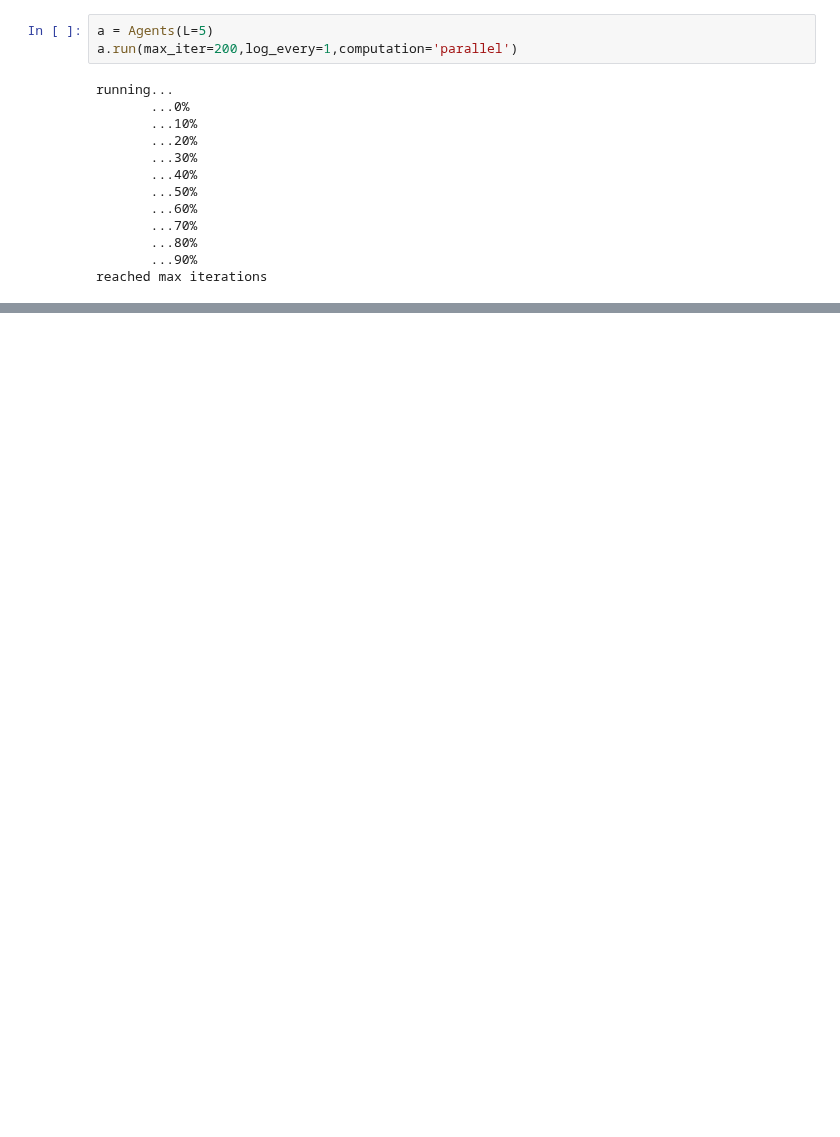
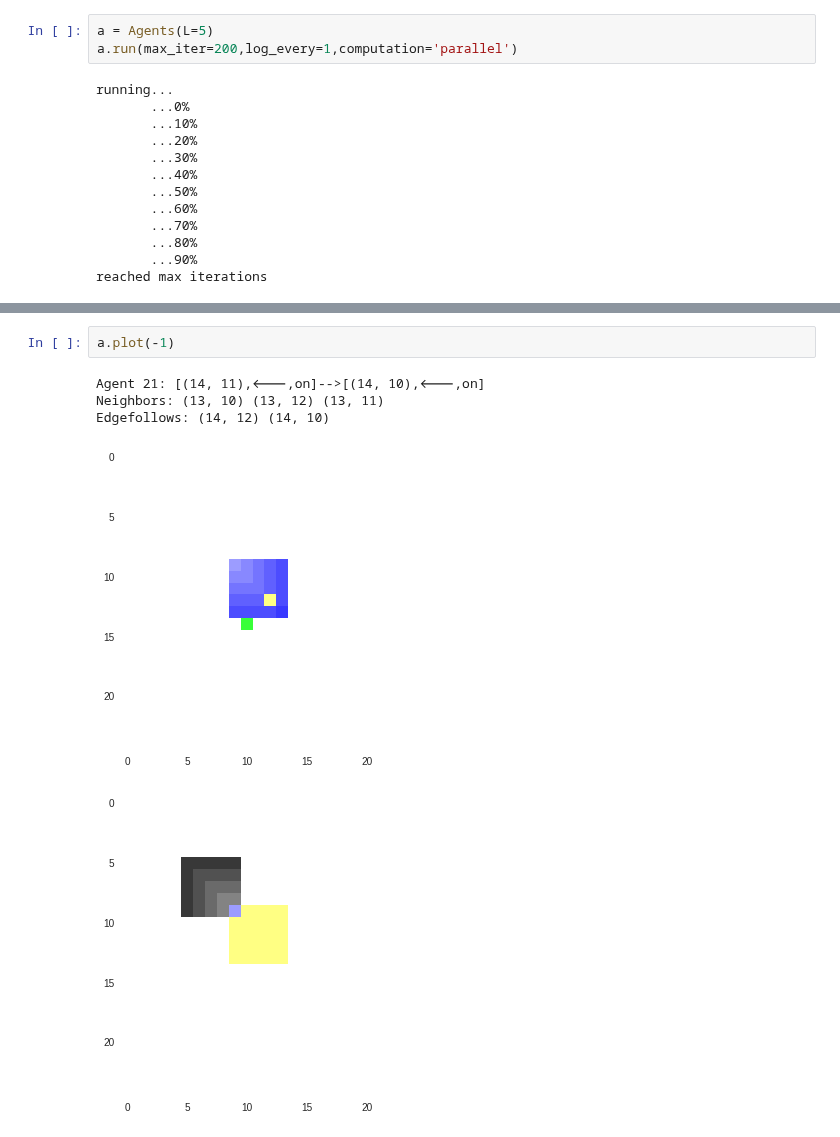
Before and after one commit to jpskycak/research_notebooks, a Jupyter notebook: modeling_programmable_self_assembly_with_cellular_automata.ipynb, the cells around one changed output, grey strips where cells are left out. Drawn from its saved outputs; the diff is of its cells as text; blank space fills up the shorter version.

```diff
--- a/modeling_programmable_self_assembly_with_cellular_automata.ipynb
+++ b/modeling_programmable_self_assembly_with_cellular_automata.ipynb
@@ -413,0 +411,8 @@ Edgefollows: (6, 4) (4, 6)
+# %%
+a.plot(-1)
+# %% [output]
+Agent 21: [(14, 11),🡐,on]-->[(14, 10),🡐,on]
+Neighbors: (13, 10) (13, 12) (13, 11)
+Edgefollows: (14, 12) (14, 10)
+[figure, added]
+[figure, added]
```
Also changed, not shown: parts of 2 cells of this notebook.
